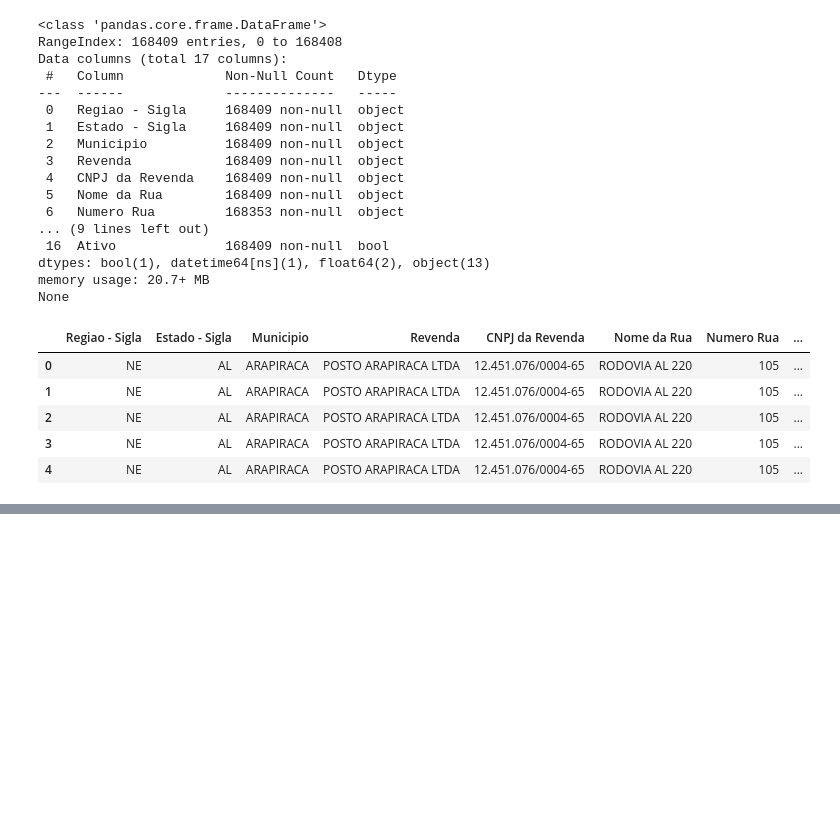
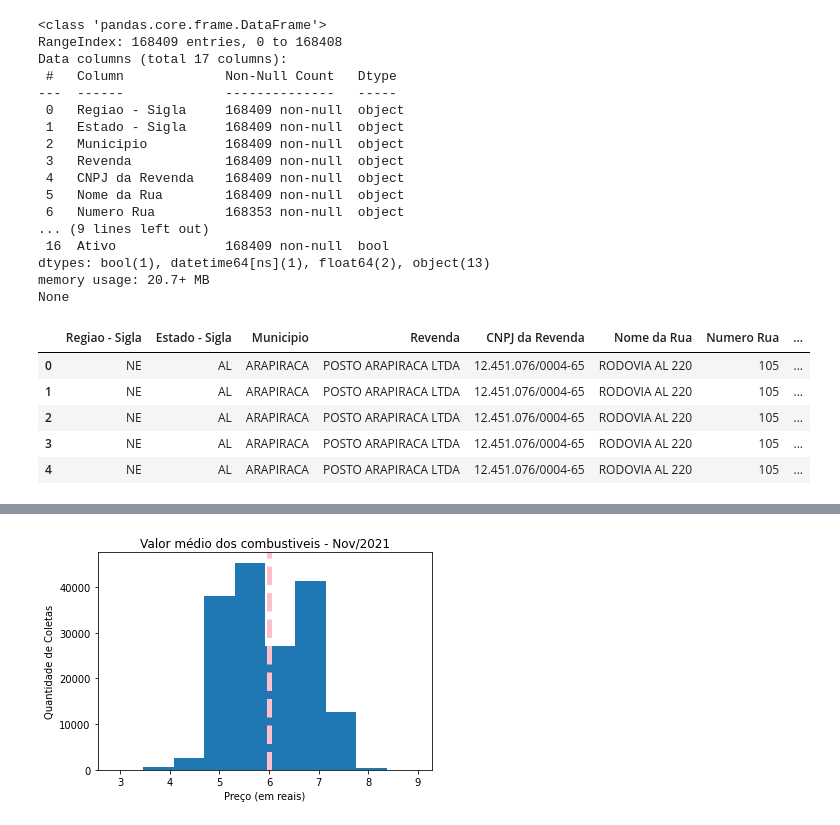
Before and after one commit to Cinzenta/PythonPandas2023, a Jupyter notebook: Primeiro_Exemplo_em_Pandas.ipynb, the cells around one changed output, grey strips where cells are left out. Cells and saved outputs as stored; diff of their text form; code cells hidden in the pictures; blank space fills up the shorter version.

```diff
--- a/Primeiro_Exemplo_em_Pandas.ipynb
+++ b/Primeiro_Exemplo_em_Pandas.ipynb
@@ -301,0 +557,14 @@ etanol_indaiatuba_df.to_excel('etanol_indaiatuba.xlsx', sheet_name='Etanol em in
+# %%
+# Colocar nome no grafico
+plt.hist(combustiveis_df['Valor de Venda'])
+plt.title("Valor médio dos combustiveis - Nov/2021")
+# Rotulo horizontal e vertical
+plt.xlabel("Preço (em reais)")
+plt.ylabel("Quantidade de Coletas")
+# Traça uma linha rosa indicando o preço médio.
+plt.axvline(combustiveis_df['Valor de Venda'].mean(), color='pink', linestyle='dashed', linewidth=5)
+
+# "Plota" o grafico
+plt.show()
+# %% [output]
+[figure, added]
```
Also changed, not shown: parts of 18 cells of this notebook.
